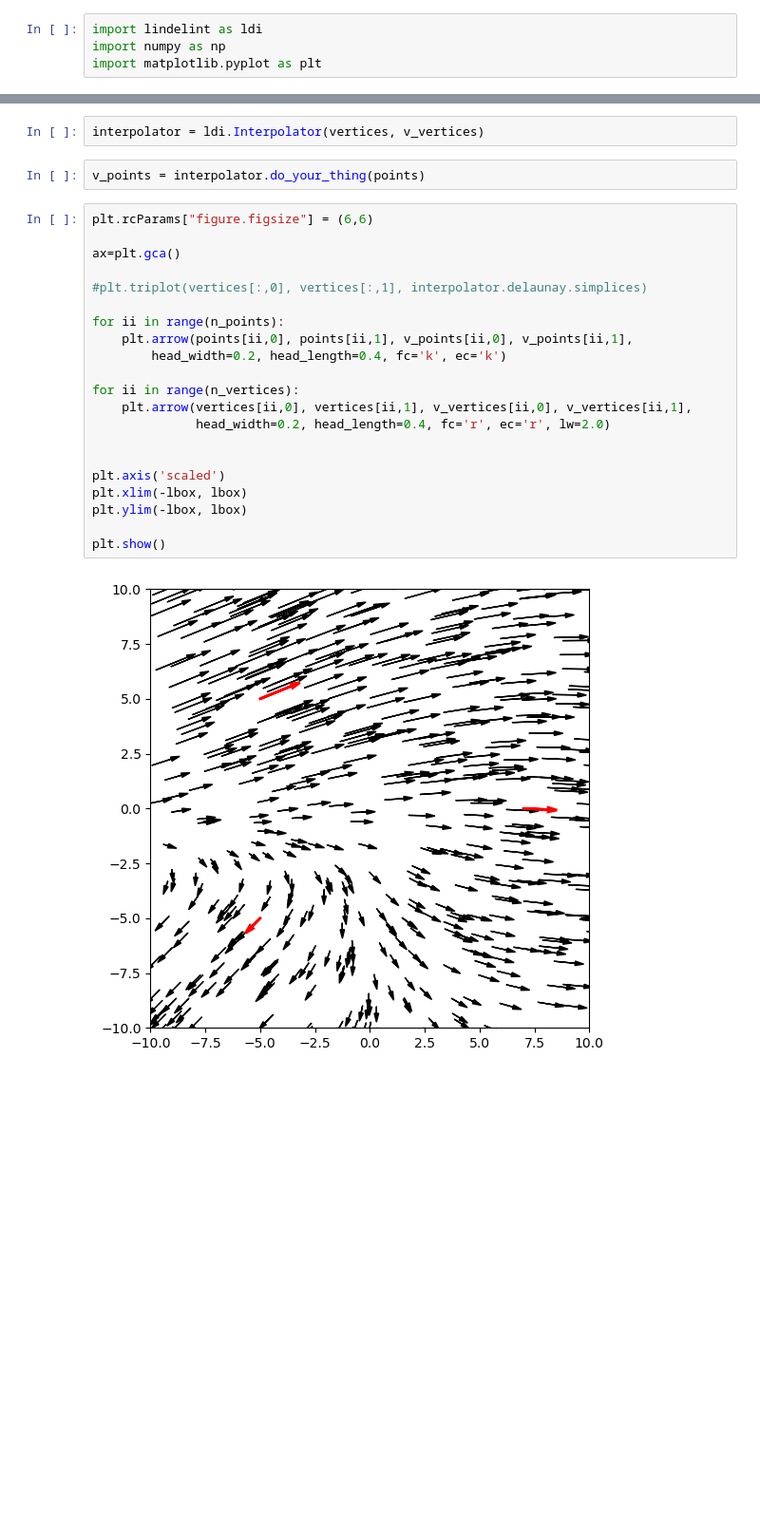
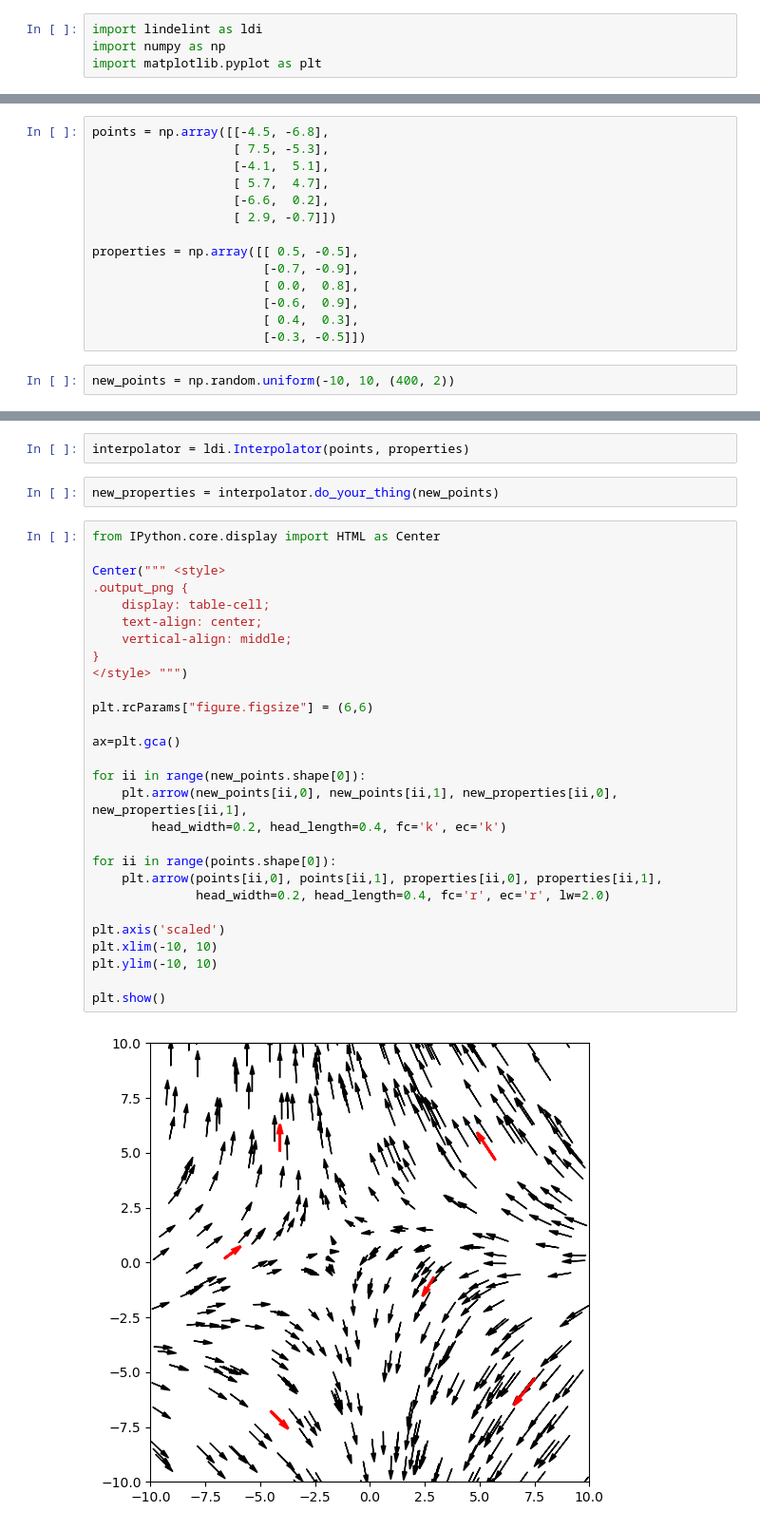
Before and after one commit to uibcdf/LinDelInt, a Jupyter notebook: docs/ldi_2D.ipynb, the cells around one changed output, grey strips where cells are left out. Shown at 95% size. Drawn from its saved outputs; the diff is of its cells as text; blank space fills up the shorter version.

```diff
--- a/docs/ldi_2D.ipynb
+++ b/docs/ldi_2D.ipynb
@@ -42,0 +5,16 @@ plt.show()
+# %%
+points = np.array([[-4.5, -6.8],
+                   [ 7.5, -5.3],
+                   [-4.1,  5.1],
+                   [ 5.7,  4.7],
+                   [-6.6,  0.2],
+                   [ 2.9, -0.7]])
+
+properties = np.array([[ 0.5, -0.5],
+                       [-0.7, -0.9],
+                       [ 0.0,  0.8],
+                       [-0.6,  0.9],
+                       [ 0.4,  0.3],
+                       [-0.3, -0.5]])
+# %%
+new_points = np.random.uniform(-10, 10, (400, 2))
@@ -43,27 +41,34 @@ plt.show()
 # %%
-interpolator = ldi.Interpolator(vertices, v_vertices)
+interpolator = ldi.Interpolator(points, properties)
 # %%
-v_points = interpolator.do_your_thing(points)
+new_properties = interpolator.do_your_thing(new_points)
 # %%
+from IPython.core.display import HTML as Center
+
+Center(""" <style>
+.output_png {
+    display: table-cell;
+    text-align: center;
+    vertical-align: middle;
+}
+</style> """)
+
 plt.rcParams["figure.figsize"] = (6,6)
 
 ax=plt.gca()
 
-#plt.triplot(vertices[:,0], vertices[:,1], interpolator.delaunay.simplices)
-
-for ii in range(n_points):
-    plt.arrow(points[ii,0], points[ii,1], v_points[ii,0], v_points[ii,1],
+for ii in range(new_points.shape[0]):
+    plt.arrow(new_points[ii,0], new_points[ii,1], new_properties[ii,0], new_properties[ii,1],
         head_width=0.2, head_length=0.4, fc='k', ec='k')
 
-for ii in range(n_vertices):
-    plt.arrow(vertices[ii,0], vertices[ii,1], v_vertices[ii,0], v_vertices[ii,1],
+for ii in range(points.shape[0]):
+    plt.arrow(points[ii,0], points[ii,1], properties[ii,0], properties[ii,1],
               head_width=0.2, head_length=0.4, fc='r', ec='r', lw=2.0)
 
-
 plt.axis('scaled')
-plt.xlim(-lbox, lbox)
-plt.ylim(-lbox, lbox)
+plt.xlim(-10, 10)
+plt.ylim(-10, 10)
 
 plt.show()
 # %% [output]
-[figure, old version]
+[figure, new version]
```
Also changed, not shown: parts of 5 cells of this notebook, 2 other files.
